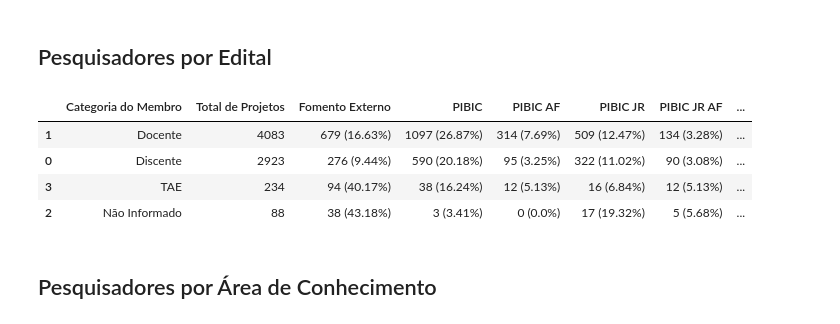
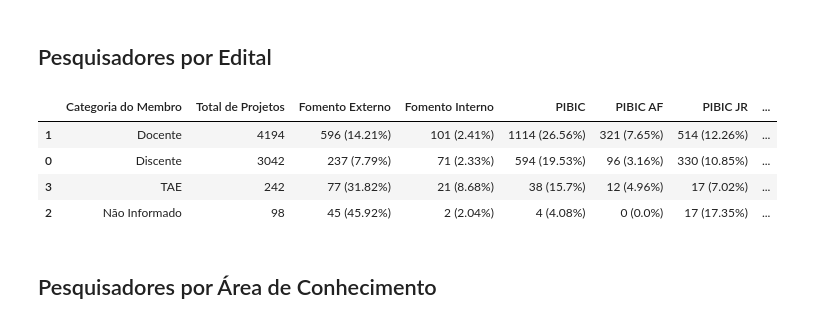
Before and after one commit to thalytalima211/AnaliseDeDados-PRPI, a Jupyter notebook: AnaliseDeDados-PRPI.ipynb, the cells around one changed output. Drawn from its saved outputs; the diff is of its cells as text; code cells hidden in the pictures.

```diff
--- a/AnaliseDeDados-PRPI.ipynb
+++ b/AnaliseDeDados-PRPI.ipynb
@@ -127,6 +127,8 @@ conditions = [
     membros_projetos_df["Título do Edital"].str.startswith("PIBIC JR", na=False),
     membros_projetos_df["Título do Edital"].str.startswith("PIBIC AF", na=False),
     membros_projetos_df["Título do Edital"].str.startswith("PIBIC", na=False),
+    membros_projetos_df["Título do Edital"].str.contains("EXTERNO", na=False),
+    membros_projetos_df["Título do Edital"].str.contains("INTERNO", na=False),
 ]
 
 choices = [
@@ -136,9 +138,11 @@ choices = [
     "PIBIC JR",
     "PIBIC AF",
     "PIBIC",
+    "FOMENTO EXTERNO",
+    "FOMENTO INTERNO"
 ]
 
-membros_projetos_df["Edital"] = np.select(conditions, choices, default="FOMENTO EXTERNO")
+membros_projetos_df["Edital"] = np.select(conditions, choices, default="OUTRO")
 membros_projetos_df = membros_projetos_df[membros_projetos_df["Título do Edital"] != "."]
 # %% [markdown]
 ### Padronização da Categoria do Membro
@@ -811,6 +1291,7 @@ display(analise_pesquisadores_ano)
 analise_pesquisadores_edital = membros_projetos_df.groupby("Categoria do Membro").agg(
     total_projetos=("ID do Projeto", "count"),
     total_externo=("Edital", lambda x: (x == "FOMENTO EXTERNO").sum()),
+    total_interno=("Edital", lambda x: (x == "FOMENTO INTERNO").sum()),
     total_pibic=("Edital", lambda x: (x == "PIBIC").sum()),
     total_pibic_af=("Edital", lambda x: (x == "PIBIC AF").sum()),
     total_pibic_jr=("Edital", lambda x: (x == "PIBIC JR").sum()),
@@ -820,6 +1301,7 @@ analise_pesquisadores_edital = membros_projetos_df.groupby("Categoria do Membro"
 ).reset_index().rename(columns={
     "total_projetos": "Total de Projetos",
     "total_externo": "Fomento Externo",
+    "total_interno": "Fomento Interno",
     "total_pibic": "PIBIC",
     "total_pibic_af": "PIBIC AF",
     "total_pibic_jr": "PIBIC JR",
@@ -832,6 +1314,11 @@ analise_pesquisadores_edital = analise_pesquisadores_edital.sort_values(by="Tota
 analise_pesquisadores_edital['Fomento Externo'] = (
     analise_pesquisadores_edital['Fomento Externo'].astype(str) +
     ' (' + (analise_pesquisadores_edital['Fomento Externo'] / analise_pesquisadores_edital['Total de Projetos'] * 100).round(2).astype(str) + '%)'
+)
+
+analise_pesquisadores_edital['Fomento Interno'] = (
+    analise_pesquisadores_edital['Fomento Interno'].astype(str) +
+    ' (' + (analise_pesquisadores_edital['Fomento Interno'] / analise_pesquisadores_edital['Total de Projetos'] * 100).round(2).astype(str) + '%)'
 )
 
 analise_pesquisadores_edital['PIBIC'] = (
@@ -839,38 +1326,38 @@ analise_pesquisadores_edital['PIBIC'] = (
     ' (' + (analise_pesquisadores_edital['PIBIC'] / analise_pesquisadores_edital['Total de Projetos'] * 100).round(2).astype(str) + '%)'
 )
 
 analise_pesquisadores_edital['PIBIC AF'] = (
     analise_pesquisadores_edital['PIBIC AF'].astype(str) +
     ' (' + (analise_pesquisadores_edital['PIBIC AF'] / analise_pesquisadores_edital['Total de Projetos'] * 100).round(2).astype(str) + '%)'
 )
 
 analise_pesquisadores_edital['PIBIC JR'] = (
     analise_pesquisadores_edital['PIBIC JR'].astype(str) +
     ' (' + (analise_pesquisadores_edital['PIBIC JR'] / analise_pesquisadores_edital['Total de Projetos'] * 100).round(2).astype(str) + '%)'
 )
 
 analise_pesquisadores_edital['PIBIC JR AF'] = (
     analise_pesquisadores_edital['PIBIC JR AF'].astype(str) +
     ' (' + (analise_pesquisadores_edital['PIBIC JR AF'] / analise_pesquisadores_edital['Total de Projetos'] * 100).round(2).astype(str) + '%)'
 )
 
 analise_pesquisadores_edital['PICTV'] = (
     analise_pesquisadores_edital['PICTV'].astype(str) +
     ' (' + (analise_pesquisadores_edital['PICTV'] / analise_pesquisadores_edital['Total de Projetos'] * 100).round(2).astype(str) + '%)'
 )
 
 analise_pesquisadores_edital['PIBITI'] = (
     analise_pesquisadores_edital['PIBITI'].astype(str) +
     ' (' + (analise_pesquisadores_edital['PIBITI'] / analise_pesquisadores_edital['Total de Projetos'] * 100).round(2).astype(str) + '%)'
 )
 
 display(analise_pesquisadores_edital)
 # %% [output]
-|  | Categoria do Membro | Total de Projetos | Fomento Externo | PIBIC | PIBIC AF | PIBIC JR | PIBIC JR AF | ... |
-| 1 | Docente | 4083 | 679 (16.63%) | 1097 (26.87%) | 314 (7.69%) | 509 (12.47%) | 134 (3.28%) | ... |
-| 0 | Discente | 2923 | 276 (9.44%) | 590 (20.18%) | 95 (3.25%) | 322 (11.02%) | 90 (3.08%) | ... |
-| 3 | TAE | 234 | 94 (40.17%) | 38 (16.24%) | 12 (5.13%) | 16 (6.84%) | 12 (5.13%) | ... |
-| 2 | Não Informado | 88 | 38 (43.18%) | 3 (3.41%) | 0 (0.0%) | 17 (19.32%) | 5 (5.68%) | ... |
+|  | Categoria do Membro | Total de Projetos | Fomento Externo | Fomento Interno | PIBIC | PIBIC AF | PIBIC JR | ... |
+| 1 | Docente | 4194 | 596 (14.21%) | 101 (2.41%) | 1114 (26.56%) | 321 (7.65%) | 514 (12.26%) | ... |
+| 0 | Discente | 3042 | 237 (7.79%) | 71 (2.33%) | 594 (19.53%) | 96 (3.16%) | 330 (10.85%) | ... |
+| 3 | TAE | 242 | 77 (31.82%) | 21 (8.68%) | 38 (15.7%) | 12 (4.96%) | 17 (7.02%) | ... |
+| 2 | Não Informado | 98 | 45 (45.92%) | 2 (2.04%) | 4 (4.08%) | 0 (0.0%) | 17 (17.35%) | ... |
 # %% [markdown]
 ## Pesquisadores por Área de Conhecimento
 # %%
```
Also changed, not shown: parts of 55 cells of this notebook.
